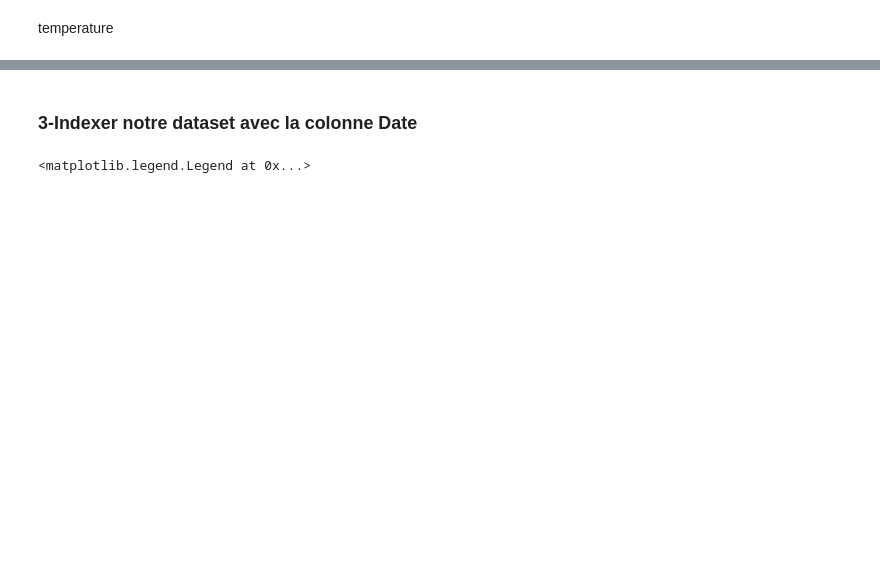
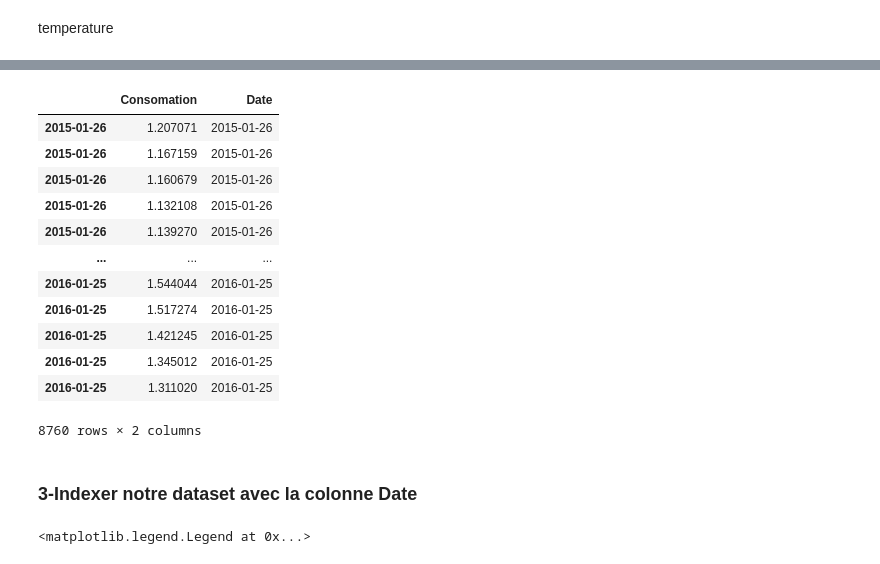
Before and after one commit to forloulhoucine/TER_Analyse-de-donnees-issues-dun-reseau-urbain, a Jupyter notebook: TER.ipynb, the cells around one changed output, grey strips where cells are left out. Cells and saved outputs as stored; diff of their text form; code cells hidden in the pictures; blank space fills up the shorter version.

```diff
--- a/TER.ipynb
+++ b/TER.ipynb
@@ -473,11 +474,26 @@ plt.show()
 # %%
 dm= C_T.mean(axis=1)
 dm=dm.to_frame()
 dm.columns =['Consomation']
 dm=dm.assign(Date=D)
 d_series = pd.to_datetime(dm['Date'])
 d_index = pd.DatetimeIndex(d_series.values)
 dm=dm.set_index(d_index)
+dm
+# %% [output]
+|  | Consomation | Date |
+| 2015-01-26 | 1.207071 | 2015-01-26 |
+| 2015-01-26 | 1.167159 | 2015-01-26 |
+| 2015-01-26 | 1.160679 | 2015-01-26 |
+| 2015-01-26 | 1.132108 | 2015-01-26 |
+| 2015-01-26 | 1.139270 | 2015-01-26 |
+| ... | ... | ... |
+| 2016-01-25 | 1.544044 | 2016-01-25 |
+| 2016-01-25 | 1.517274 | 2016-01-25 |
+| 2016-01-25 | 1.421245 | 2016-01-25 |
+| 2016-01-25 | 1.345012 | 2016-01-25 |
+| 2016-01-25 | 1.311020 | 2016-01-25 |
+8760 rows × 2 columns
 # %% [markdown]
 ### 3-Indexer notre dataset avec la colonne Date
 # %%
```
Also changed, not shown: parts of 27 cells of this notebook.
